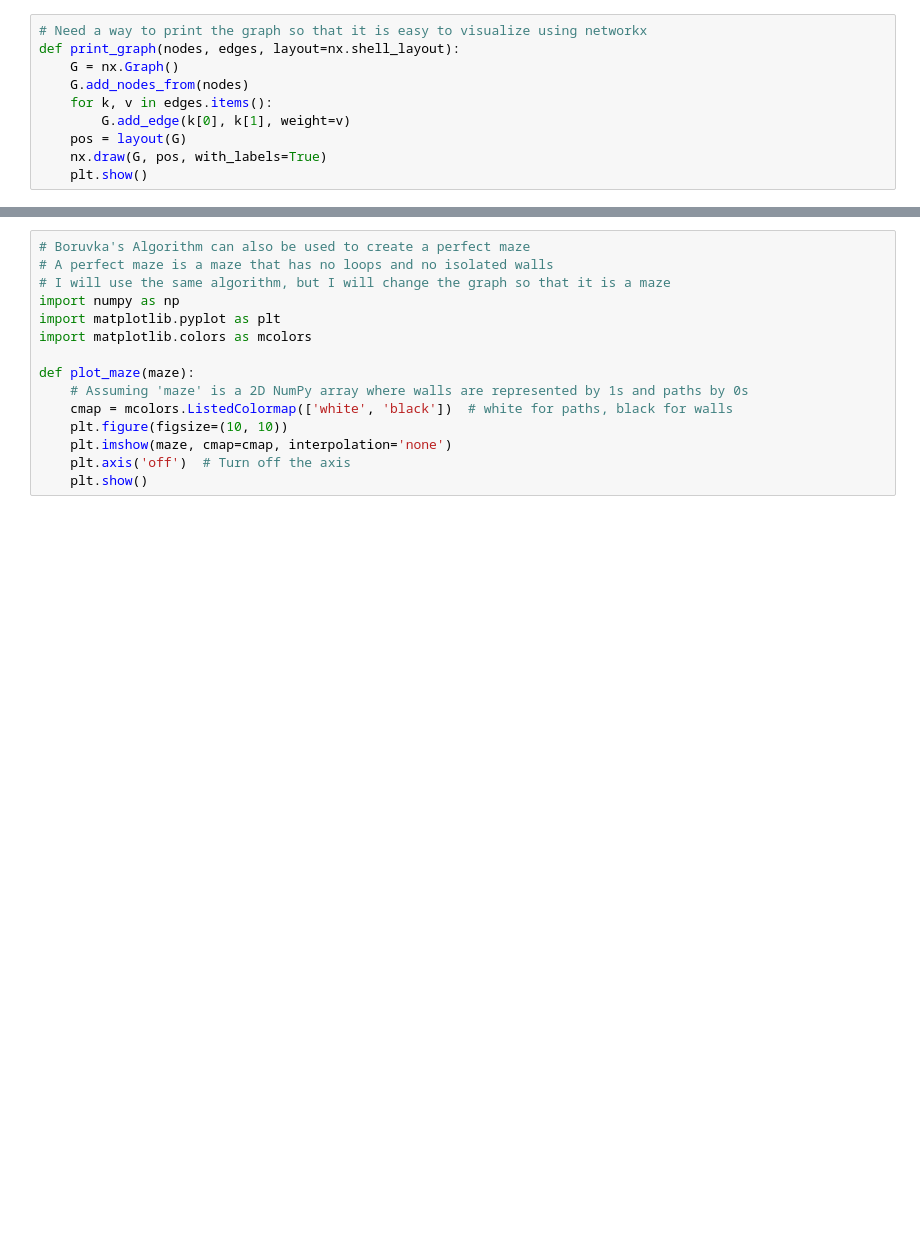
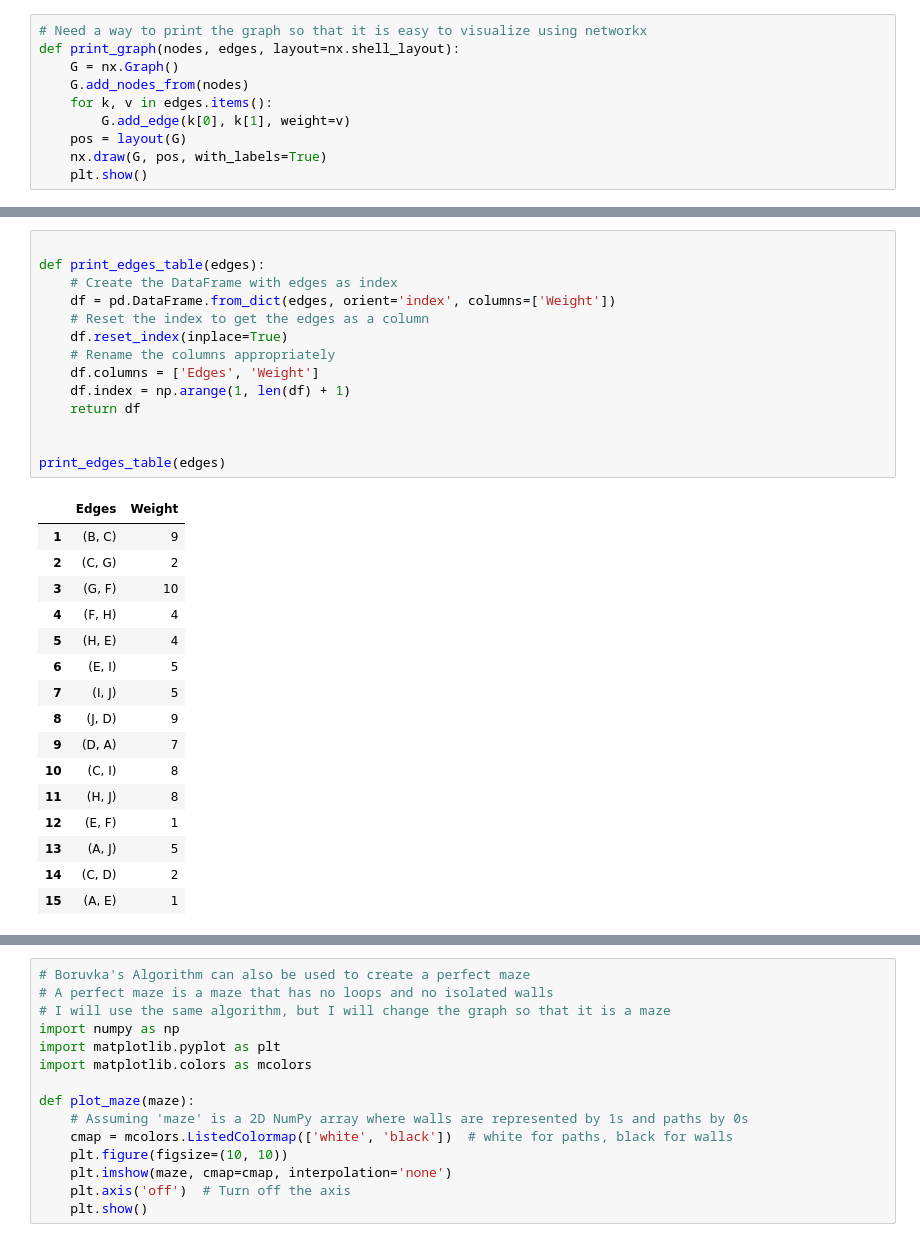
Before and after one commit to jamescalnan/Algorithms-that-Changed-the-World-CA, a Jupyter notebook: Boruvkas Algorithm.ipynb, the cells around one changed output, grey strips where cells are left out. Cells and saved outputs as stored; diff of their text form; blank space fills up the shorter version.

```diff
--- a/Boruvkas Algorithm.ipynb
+++ b/Boruvkas Algorithm.ipynb
@@ -133,3 +154,34 @@ nodes, edges = generate_random_connected_graph(15, 30)
+# %%
+
+def print_edges_table(edges):
+    # Create the DataFrame with edges as index
+    df = pd.DataFrame.from_dict(edges, orient='index', columns=['Weight'])
+    # Reset the index to get the edges as a column
+    df.reset_index(inplace=True)
+    # Rename the columns appropriately
+    df.columns = ['Edges', 'Weight']
+    df.index = np.arange(1, len(df) + 1)
+    return df
+
+
+print_edges_table(edges)
+# %% [output]
+|  | Edges | Weight |
+| 1 | (B, C) | 9 |
+| 2 | (C, G) | 2 |
+| 3 | (G, F) | 10 |
+| 4 | (F, H) | 4 |
+| 5 | (H, E) | 4 |
+| 6 | (E, I) | 5 |
+| 7 | (I, J) | 5 |
+| 8 | (J, D) | 9 |
+| 9 | (D, A) | 7 |
+| 10 | (C, I) | 8 |
+| 11 | (H, J) | 8 |
+| 12 | (E, F) | 1 |
+| 13 | (A, J) | 5 |
+| 14 | (C, D) | 2 |
+| 15 | (A, E) | 1 |
 # %%
 # Run the algorithm on the random graph
 layout = nx.shell_layout
```
Also changed, not shown: parts of 13 cells of this notebook, 2 other files.
